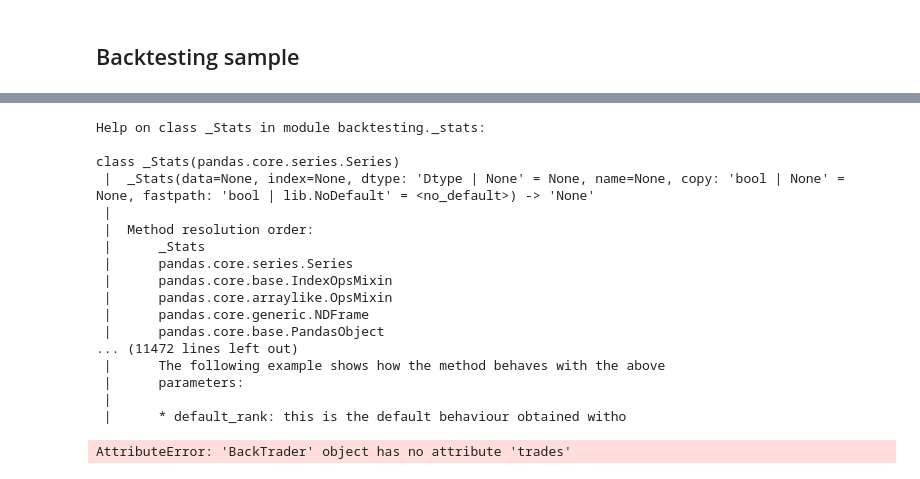
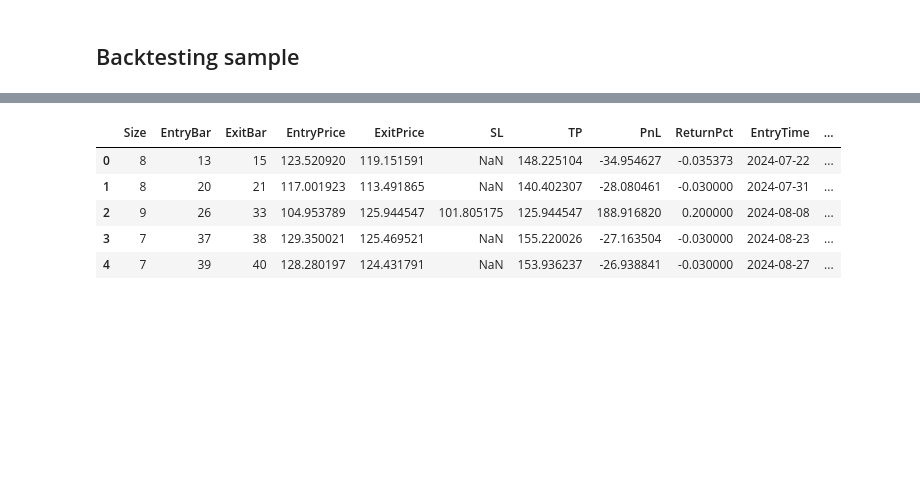
Before and after one commit to QuanPham19/trader-joe, a Jupyter notebook: trader.ipynb, the cells around one changed output, grey strips where cells are left out. Saved outputs shown, nothing was run; the diff lists cells and outputs as text; code cells hidden in the pictures; blank space fills up the shorter version.

```diff
--- a/trader.ipynb
+++ b/trader.ipynb
@@ -104,8 +116,5 @@ print(best, high)
 # %%
-strategy.short_duration = best[0]
-strategy.long_duration = best[1]
-
-obj = BackTrader(data=test.data, strategy=strategy, commission=0.002, exclusive_orders=True)
+obj = BackTrader(data=test.data, strategy=strategy, params=best, commission=0.002)
 stats = obj.execute()
 # %% [output]
 [interactive output not drawn]
@@ -117,24 +130,9 @@ stats.loc['Win Rate [%]']
-# %%
-help(backtesting._stats._Stats)
-# %% [output]
-Help on class _Stats in module backtesting._stats:
-
-class _Stats(pandas.core.series.Series)
- |  _Stats(data=None, index=None, dtype: 'Dtype | None' = None, name=None, copy: 'bool | None' = None, fastpath: 'bool | lib.NoDefault' = <no_default>) -> 'None'
- |
- |  Method resolution order:
- |      _Stats
- |      pandas.core.series.Series
- |      pandas.core.base.IndexOpsMixin
- |      pandas.core.arraylike.OpsMixin
- |      pandas.core.generic.NDFrame
- |      pandas.core.base.PandasObject
-... (11472 lines left out)
- |      The following example shows how the method behaves with the above
- |      parameters:
- |
- |      * default_rank: this is the default behaviour obtained witho
 # %%
-obj.trades.head()
+obj.test_trades.head()
 # %% [output]
-AttributeError: 'BackTrader' object has no attribute 'trades'
+|  | Size | EntryBar | ExitBar | EntryPrice | ExitPrice | SL | TP | PnL | ReturnPct | EntryTime | ... |
+| 0 | 8 | 13 | 15 | 123.520920 | 119.151591 | NaN | 148.225104 | -34.954627 | -0.035373 | 2024-07-22 | ... |
+| 1 | 8 | 20 | 21 | 117.001923 | 113.491865 | NaN | 140.402307 | -28.080461 | -0.030000 | 2024-07-31 | ... |
+| 2 | 9 | 26 | 33 | 104.953789 | 125.944547 | 101.805175 | 125.944547 | 188.916820 | 0.200000 | 2024-08-08 | ... |
+| 3 | 7 | 37 | 38 | 129.350021 | 125.469521 | NaN | 155.220026 | -27.163504 | -0.030000 | 2024-08-23 | ... |
+| 4 | 7 | 39 | 40 | 128.280197 | 124.431791 | NaN | 153.936237 | -26.938841 | -0.030000 | 2024-08-27 | ... |
```
Also changed, not shown: parts of 8 cells of this notebook, 3 other files.
